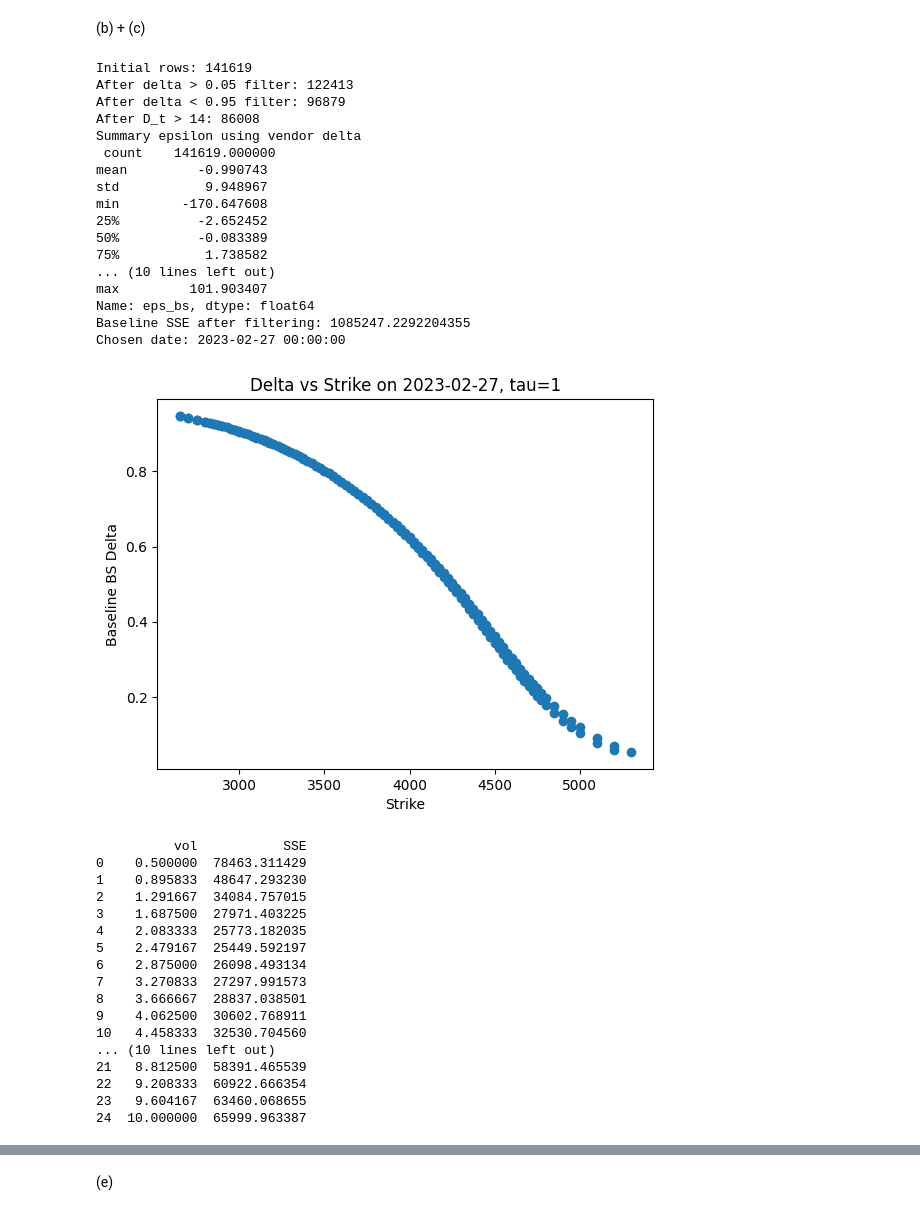
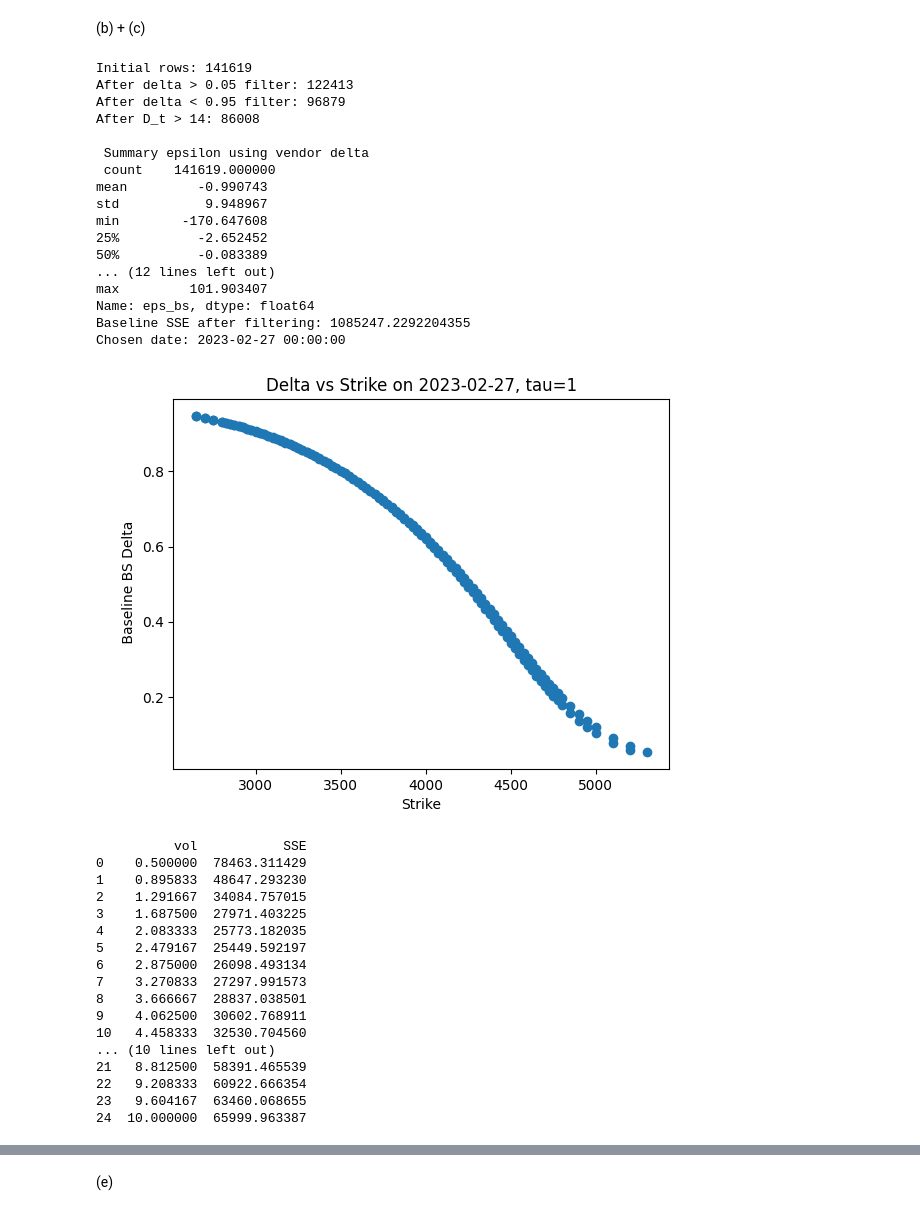
Before and after one commit to JIA0501/Computation-Finance, a Jupyter notebook: CF1/Exercise 3 CF.ipynb, the cells around one changed output, grey strips where cells are left out. Saved outputs shown, nothing was run; the diff lists cells and outputs as text; code cells hidden in the pictures.

```diff
--- a/CF1/Exercise 3 CF.ipynb
+++ b/CF1/Exercise 3 CF.ipynb
@@ -462,8 +476,8 @@ SSE = np.sum(res(opt_filtered["delta_bs"])**2)
 ## required reporting
 
 # summary
-print("Summary epsilon using vendor delta \n",opt2["eps_vendor"].describe())
-print("Summary epsilon using BS delta \n",opt2["eps_bs"].describe())
+print("\n Summary epsilon using vendor delta \n",opt2["eps_vendor"].describe())
+print("\n Summary epsilon using BS delta \n",opt2["eps_bs"].describe())
 
 # baseline SSE delta BS after filtering
 print("Baseline SSE after filtering:", SSE)
@@ -482,7 +496,7 @@ slice_df = opt_filtered[
 
 plt.scatter(slice_df["strike_price"], slice_df["delta_bs"])
 plt.xlabel("Strike")
-plt.ylabel("Baseline BS Delta")
+plt.ylabel("\n Baseline BS Delta")
 plt.title(f"Delta vs Strike on {chosen_date.date()}, tau={tau_target}")
 plt.show()
 
@@ -514,37 +528,37 @@ for lam in grid:
     SSE = np.sum(eps**2)
     SSE_list.append(SSE)
 
 SSE_list = np.array(SSE_list)
 
 print(pd.DataFrame({"vol": grid, "SSE": SSE_list}))
 
 plt.plot(grid, SSE_list, marker="o")
 plt.xlabel("BS Delta")
 plt.ylabel("Hedging SSE")
 plt.title("Vol misspecification effect on hedging (2023-02-27)")
 plt.show()
 
 
 # NEED EXERCISE 2
 # %% [output]
 Initial rows: 141619
 After delta > 0.05 filter: 122413
 After delta < 0.95 filter: 96879
 After D_t > 14: 86008
-Summary epsilon using vendor delta
+
+ Summary epsilon using vendor delta
  count    141619.000000
 mean         -0.990743
 std           9.948967
 min        -170.647608
 25%          -2.652452
 50%          -0.083389
-75%           1.738582
-... (10 lines left out)
+... (12 lines left out)
 max         101.903407
 Name: eps_bs, dtype: float64
 Baseline SSE after filtering: 1085247.2292204355
 Chosen date: 2023-02-27 00:00:00
-[figure, old version]
+[figure, new version]
           vol           SSE
 0    0.500000  78463.311429
 1    0.895833  48647.293230
```
Also changed, not shown: parts of 7 cells of this notebook.
